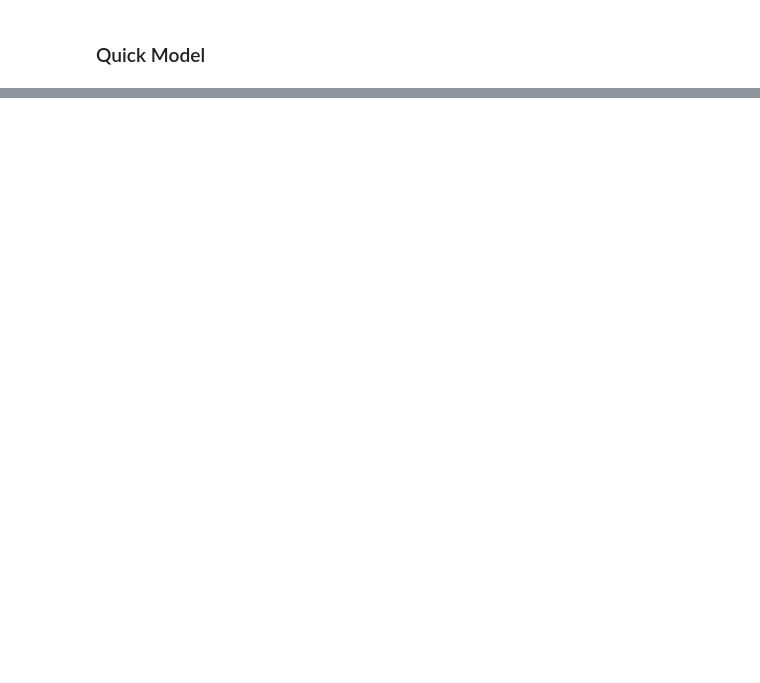
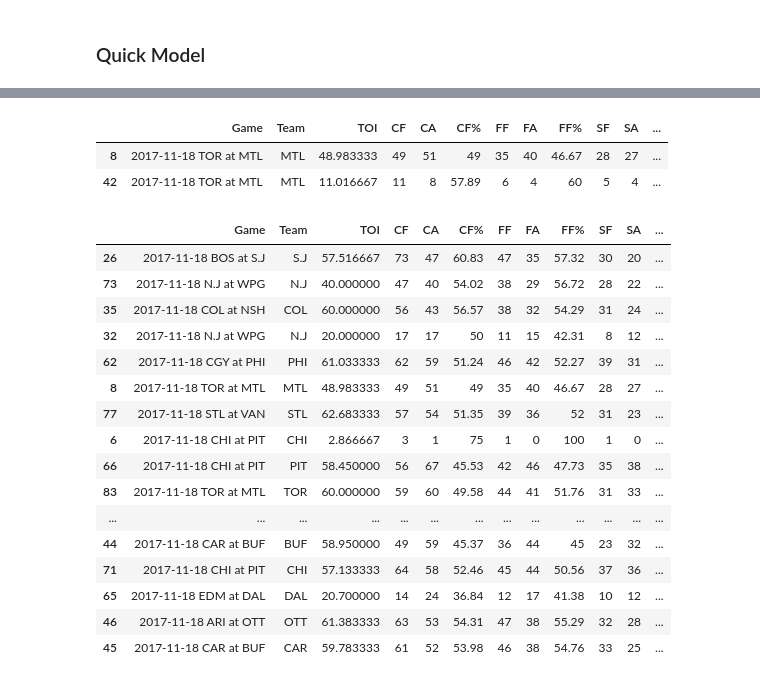
Before and after one commit to gschwaeb/NHL_Game_Prediction, a Jupyter notebook: data_collecting_but_cleaner.ipynb, the cells around one changed output, grey strips where cells are left out. Saved outputs shown, nothing was run; the diff lists cells and outputs as text; code cells hidden in the pictures; blank space fills up the shorter version.

```diff
--- a/data_collecting_but_cleaner.ipynb
+++ b/data_collecting_but_cleaner.ipynb
@@ -462,0 +517,4 @@ X
+# %%
+infile = open("data/goalie_ids.pickle",'rb')
+goalie_ids = pickle.load(infile)
+infile.close()
@@ -462,0 +554,3 @@ X
+# %%
+url = 'https://www.naturalstattrick.com/playerreport.php?fromseason=20152016&thruseason=20182019&playerid=8468685&sit=all&stype=2&stdoi=oi&rate=n&v=g'
+goalie2 = pd.read_html(url)[0]
@@ -462,0 +573,24 @@ X
+# %%
+counter = 0
+for name, gid in goalie_ids.items():
+
+    sequence = [x/10 for x in range(40, 80)]
+    time.sleep(random.choice(sequence))
+    url = 'https://www.naturalstattrick.com/playerreport.php?fromseason=20162017&thruseason=20172018&playerid={}&sit=all&stype=2&stdoi=oi&rate=n&v=g'.format(gid)
+    individual_df = pd.read_html(url)[0]
+    individual_df['Name'] = name
+    individual_df['ID'] = gid
+
+
+
+    if counter == 0:
+        all_goalies = individual_df
+        print(name)
+        print(counter)
+    elif counter != 0:
+        all_goalies = pd.concat([all_goalies, individual_df])
+        print(name)
+        print(counter)
+
+
+    counter +=1
@@ -462,0 +699,4 @@ X
+# %%
+all_goalies['Date'] = all_goalies['Game'].apply(lambda x: pd.to_datetime(x[0:10]))
+
+all_goalies['Team_Key'] = all_goalies['Team'].astype(str)+'_'+all_goalies['Date'].astype(str)
@@ -462,0 +768,26 @@ X
+# %%
+all_goalies[all_goalies['Team_Key'] == 'MTL_2017-11-18']
+# %% [output]
+|  | Game | Team | TOI | CF | CA | CF% | FF | FA | FF% | SF | SA | ... |
+| 8 | 2017-11-18 TOR at MTL | MTL | 48.983333 | 49 | 51 | 49 | 35 | 40 | 46.67 | 28 | 27 | ... |
+| 42 | 2017-11-18 TOR at MTL | MTL | 11.016667 | 11 | 8 | 57.89 | 6 | 4 | 60 | 5 | 4 | ... |
+# %%
+all_goalies[all_goalies['Date'] == '2017-11-18']
+# %% [output]
+|  | Game | Team | TOI | CF | CA | CF% | FF | FA | FF% | SF | SA | ... |
+| 26 | 2017-11-18 BOS at S.J | S.J | 57.516667 | 73 | 47 | 60.83 | 47 | 35 | 57.32 | 30 | 20 | ... |
+| 73 | 2017-11-18 N.J at WPG | N.J | 40.000000 | 47 | 40 | 54.02 | 38 | 29 | 56.72 | 28 | 22 | ... |
+| 35 | 2017-11-18 COL at NSH | COL | 60.000000 | 56 | 43 | 56.57 | 38 | 32 | 54.29 | 31 | 24 | ... |
+| 32 | 2017-11-18 N.J at WPG | N.J | 20.000000 | 17 | 17 | 50 | 11 | 15 | 42.31 | 8 | 12 | ... |
+| 62 | 2017-11-18 CGY at PHI | PHI | 61.033333 | 62 | 59 | 51.24 | 46 | 42 | 52.27 | 39 | 31 | ... |
+| 8 | 2017-11-18 TOR at MTL | MTL | 48.983333 | 49 | 51 | 49 | 35 | 40 | 46.67 | 28 | 27 | ... |
+| 77 | 2017-11-18 STL at VAN | STL | 62.683333 | 57 | 54 | 51.35 | 39 | 36 | 52 | 31 | 23 | ... |
+| 6 | 2017-11-18 CHI at PIT | CHI | 2.866667 | 3 | 1 | 75 | 1 | 0 | 100 | 1 | 0 | ... |
+| 66 | 2017-11-18 CHI at PIT | PIT | 58.450000 | 56 | 67 | 45.53 | 42 | 46 | 47.73 | 35 | 38 | ... |
+| 83 | 2017-11-18 TOR at MTL | TOR | 60.000000 | 59 | 60 | 49.58 | 44 | 41 | 51.76 | 31 | 33 | ... |
+| ... | ... | ... | ... | ... | ... | ... | ... | ... | ... | ... | ... | ... |
+| 44 | 2017-11-18 CAR at BUF | BUF | 58.950000 | 49 | 59 | 45.37 | 36 | 44 | 45 | 23 | 32 | ... |
+| 71 | 2017-11-18 CHI at PIT | CHI | 57.133333 | 64 | 58 | 52.46 | 45 | 44 | 50.56 | 37 | 36 | ... |
+| 65 | 2017-11-18 EDM at DAL | DAL | 20.700000 | 14 | 24 | 36.84 | 12 | 17 | 41.38 | 10 | 12 | ... |
+| 46 | 2017-11-18 ARI at OTT | OTT | 61.383333 | 63 | 53 | 54.31 | 47 | 38 | 55.29 | 32 | 28 | ... |
+| 45 | 2017-11-18 CAR at BUF | CAR | 59.783333 | 61 | 52 | 53.98 | 46 | 38 | 54.76 | 33 | 25 | ... |
```
Also changed, not shown: parts of 109 cells of this notebook, 1 other file.
